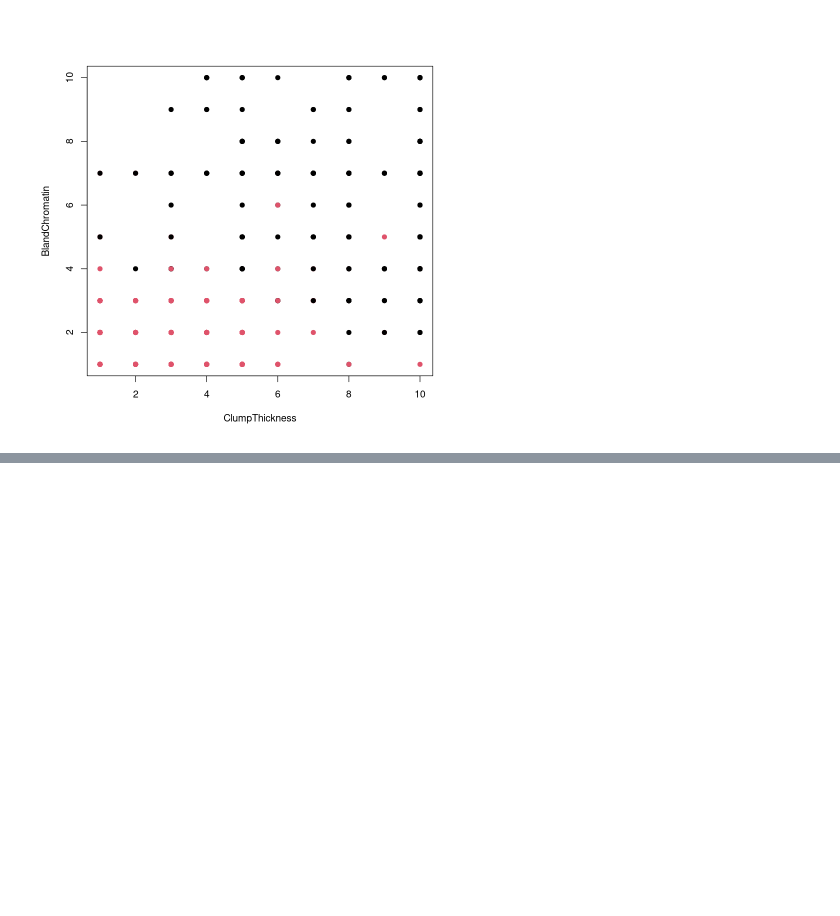
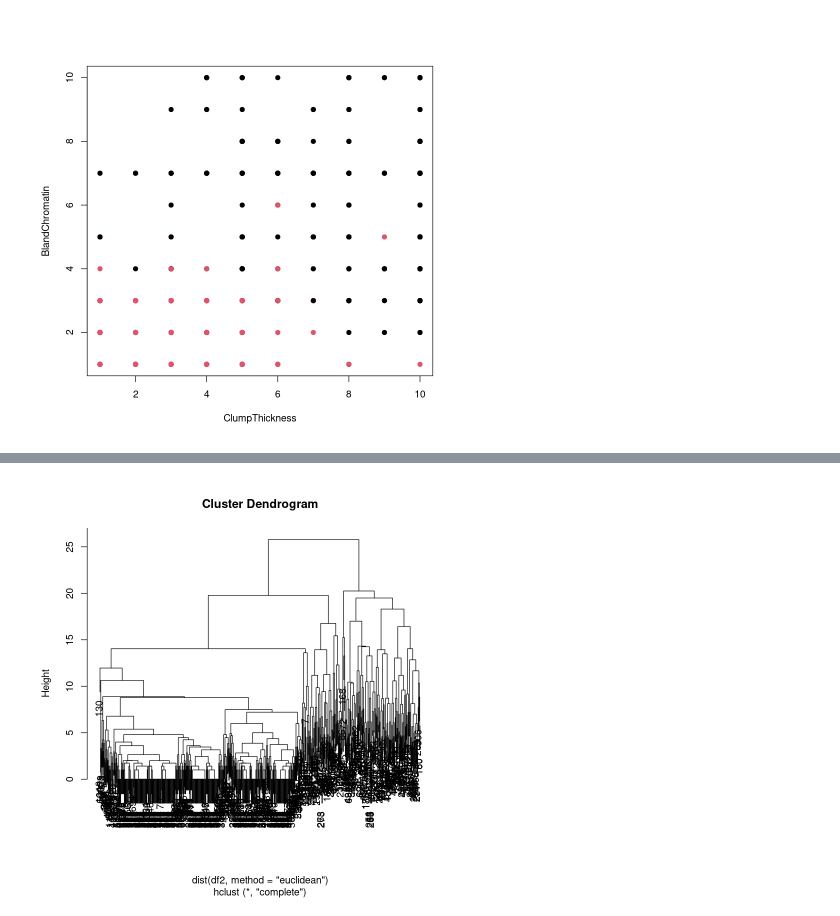
Before and after one commit to DayrisRM/Breast_Cancer_Detection_Algorithms, a Jupyter notebook: algorithms/unsupervised_learning_dataset1992.ipynb, the cells around one changed output, grey strips where cells are left out. Drawn from its saved outputs; the diff is of its cells as text; code cells hidden in the pictures; blank space fills up the shorter version.

Commit message:
add Hierarchical clustering

```diff
--- a/algorithms/unsupervised_learning_dataset1992.ipynb
+++ b/algorithms/unsupervised_learning_dataset1992.ipynb
@@ -127,0 +132,3 @@ plot(df2$ClumpThickness, df2$BlandChromatin, col = df2$cluster,
+# %%
+# Create hierarchical clustering model: hclust.out
+hclust.out <- hclust(dist(df2,method="euclidean"),method = "complete")
@@ -127,0 +147,4 @@ plot(df2$ClumpThickness, df2$BlandChromatin, col = df2$cluster,
+# %%
+plot(hclust.out)
+# %% [output]
+[figure, added]
```
Also changed, not shown: parts of 4 cells of this notebook, 1 other file.
